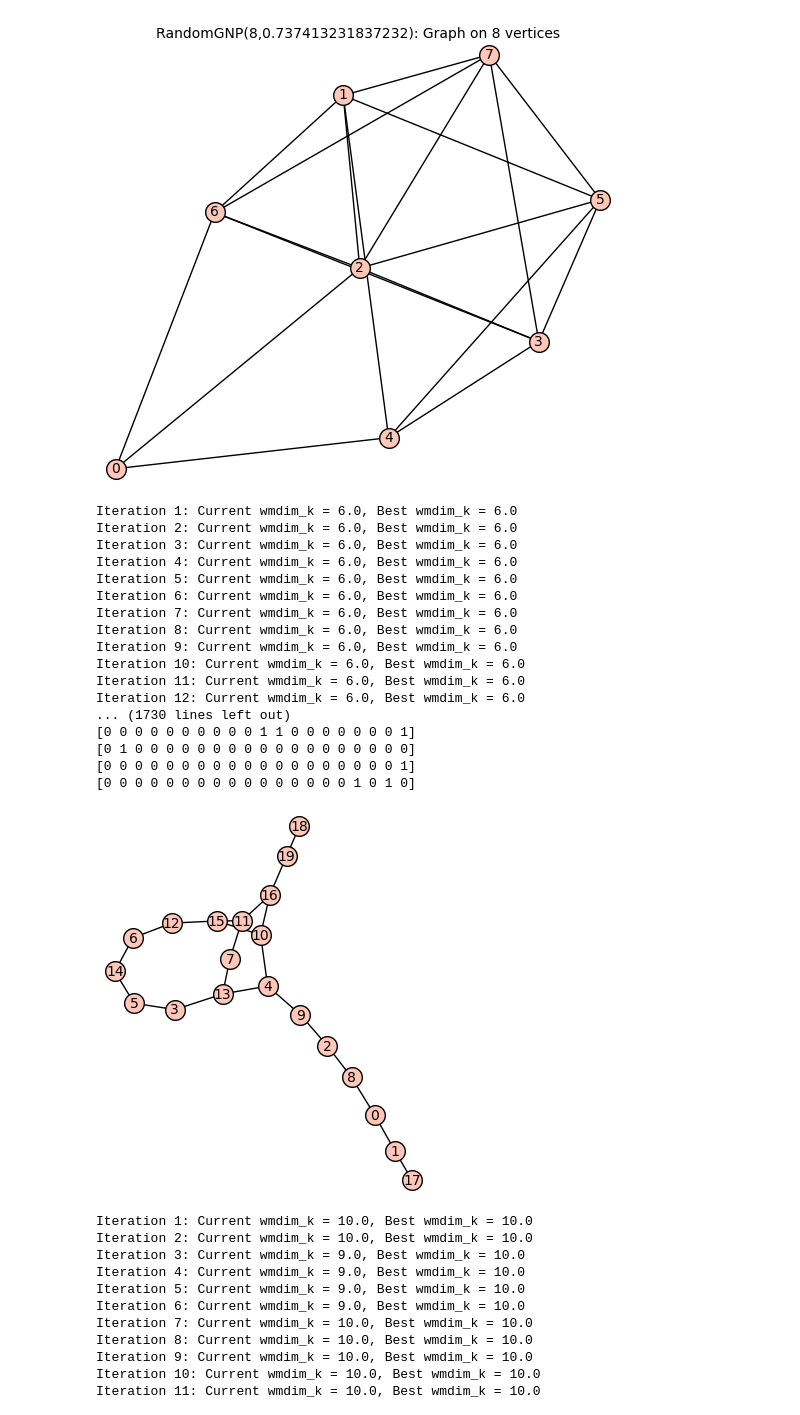
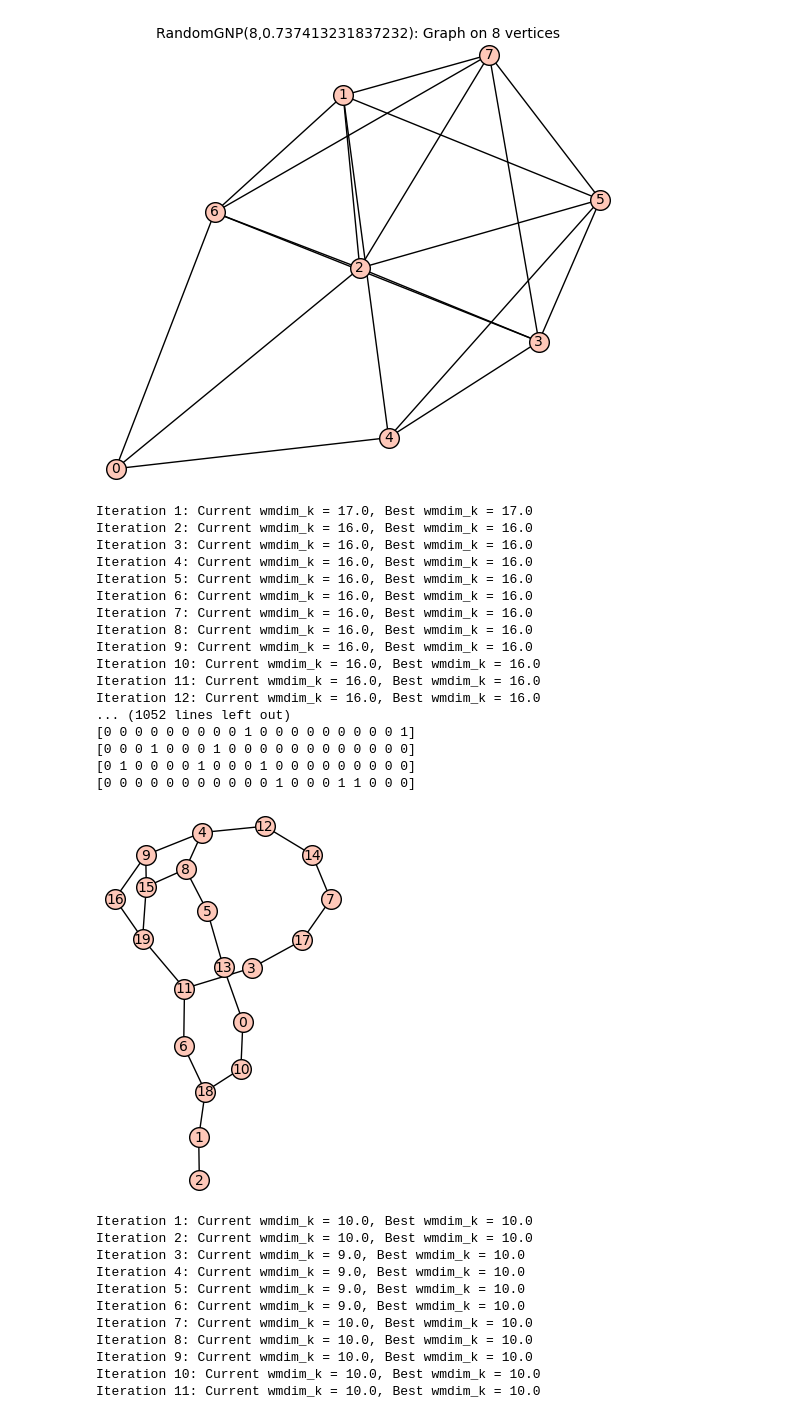
Before and after one commit to lanmedle/Weak-Mixed-kMetric-Dimension, a Jupyter notebook: hill_climbing.ipynb, the cells around one changed output. Saved outputs shown, nothing was run; the diff lists cells and outputs as text; code cells hidden in the pictures.

```diff
--- a/hill_climbing.ipynb
+++ b/hill_climbing.ipynb
@@ -108,37 +108,37 @@ def simulated_annealing(n, k, target_wmdim, max_iterations=1000, initial_temp=10
 # %%
 n = 20
 k = 1
-target_wmdim = 2
-max_iterations = 2000
+target_wmdim = 3
+max_iterations = 5000
 initial_temp = 10
 cooling_rate = 0.95
 
 best_graph, best_wmdim = simulated_annealing(n, k, target_wmdim, max_iterations, initial_temp, cooling_rate)
 
 print("\nBest Graph Found:")
 print(f"wmdim_k = {best_wmdim}")
 print("Adjacency Matrix:")
 print(best_graph.adjacency_matrix())
 best_graph.show()
 # %% [output]
-Iteration 1: Current wmdim_k = 6.0, Best wmdim_k = 6.0
-Iteration 2: Current wmdim_k = 6.0, Best wmdim_k = 6.0
-Iteration 3: Current wmdim_k = 6.0, Best wmdim_k = 6.0
-Iteration 4: Current wmdim_k = 6.0, Best wmdim_k = 6.0
-Iteration 5: Current wmdim_k = 6.0, Best wmdim_k = 6.0
-Iteration 6: Current wmdim_k = 6.0, Best wmdim_k = 6.0
-Iteration 7: Current wmdim_k = 6.0, Best wmdim_k = 6.0
-Iteration 8: Current wmdim_k = 6.0, Best wmdim_k = 6.0
-Iteration 9: Current wmdim_k = 6.0, Best wmdim_k = 6.0
-Iteration 10: Current wmdim_k = 6.0, Best wmdim_k = 6.0
-Iteration 11: Current wmdim_k = 6.0, Best wmdim_k = 6.0
-Iteration 12: Current wmdim_k = 6.0, Best wmdim_k = 6.0
-... (1730 lines left out)
-[0 0 0 0 0 0 0 0 0 0 1 1 0 0 0 0 0 0 0 1]
-[0 1 0 0 0 0 0 0 0 0 0 0 0 0 0 0 0 0 0 0]
-[0 0 0 0 0 0 0 0 0 0 0 0 0 0 0 0 0 0 0 1]
-[0 0 0 0 0 0 0 0 0 0 0 0 0 0 0 0 1 0 1 0]
+Iteration 1: Current wmdim_k = 17.0, Best wmdim_k = 17.0
+Iteration 2: Current wmdim_k = 16.0, Best wmdim_k = 16.0
+Iteration 3: Current wmdim_k = 16.0, Best wmdim_k = 16.0
+Iteration 4: Current wmdim_k = 16.0, Best wmdim_k = 16.0
+Iteration 5: Current wmdim_k = 16.0, Best wmdim_k = 16.0
+Iteration 6: Current wmdim_k = 16.0, Best wmdim_k = 16.0
+Iteration 7: Current wmdim_k = 16.0, Best wmdim_k = 16.0
+Iteration 8: Current wmdim_k = 16.0, Best wmdim_k = 16.0
+Iteration 9: Current wmdim_k = 16.0, Best wmdim_k = 16.0
+Iteration 10: Current wmdim_k = 16.0, Best wmdim_k = 16.0
+Iteration 11: Current wmdim_k = 16.0, Best wmdim_k = 16.0
+Iteration 12: Current wmdim_k = 16.0, Best wmdim_k = 16.0
+... (1052 lines left out)
+[0 0 0 0 0 0 0 0 0 1 0 0 0 0 0 0 0 0 0 1]
+[0 0 0 1 0 0 0 1 0 0 0 0 0 0 0 0 0 0 0 0]
+[0 1 0 0 0 0 1 0 0 0 1 0 0 0 0 0 0 0 0 0]
+[0 0 0 0 0 0 0 0 0 0 0 1 0 0 0 1 1 0 0 0]
-[figure, old version]
+[figure, new version]
 # %%
 n = 20
 k = 1
```
Also changed, not shown: parts of 1 cell of this notebook, 1 other file.
